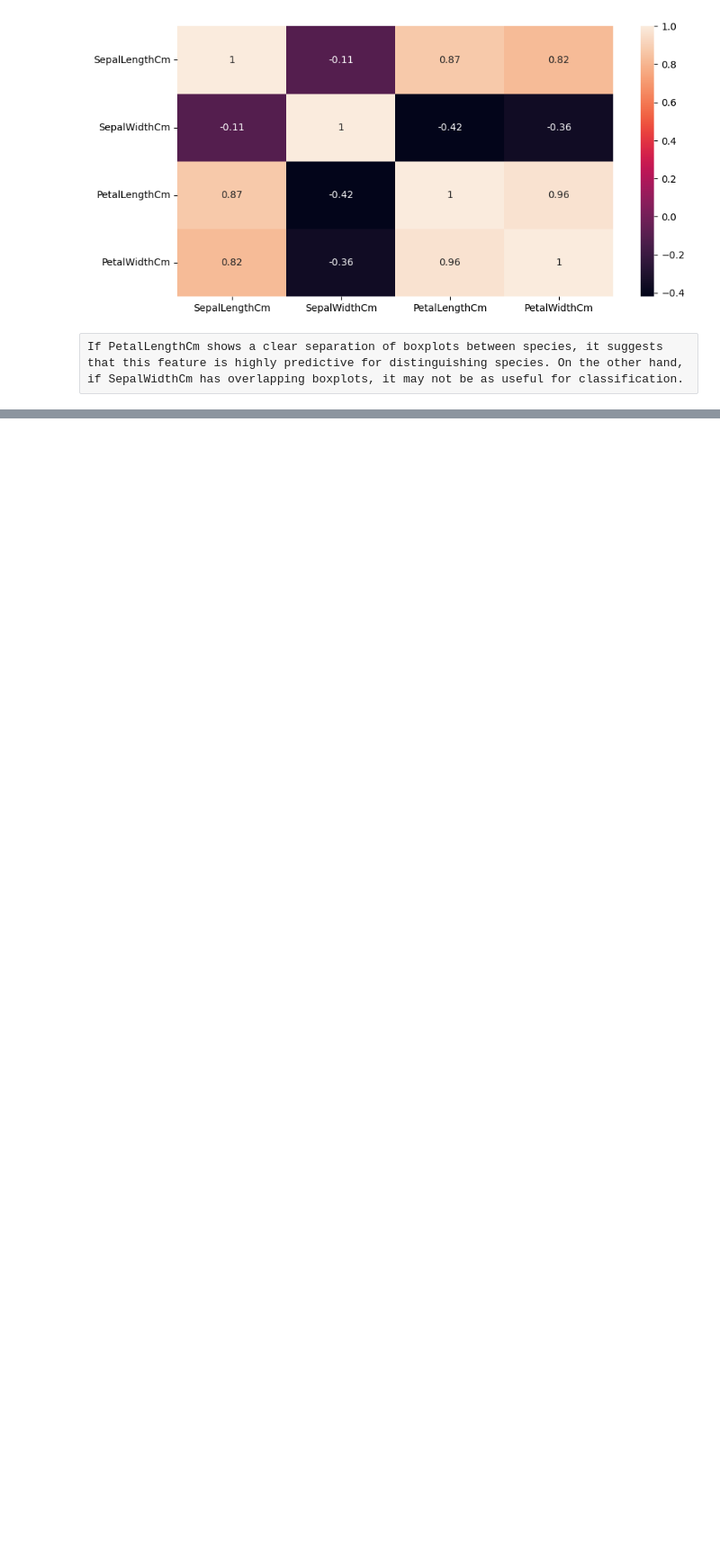
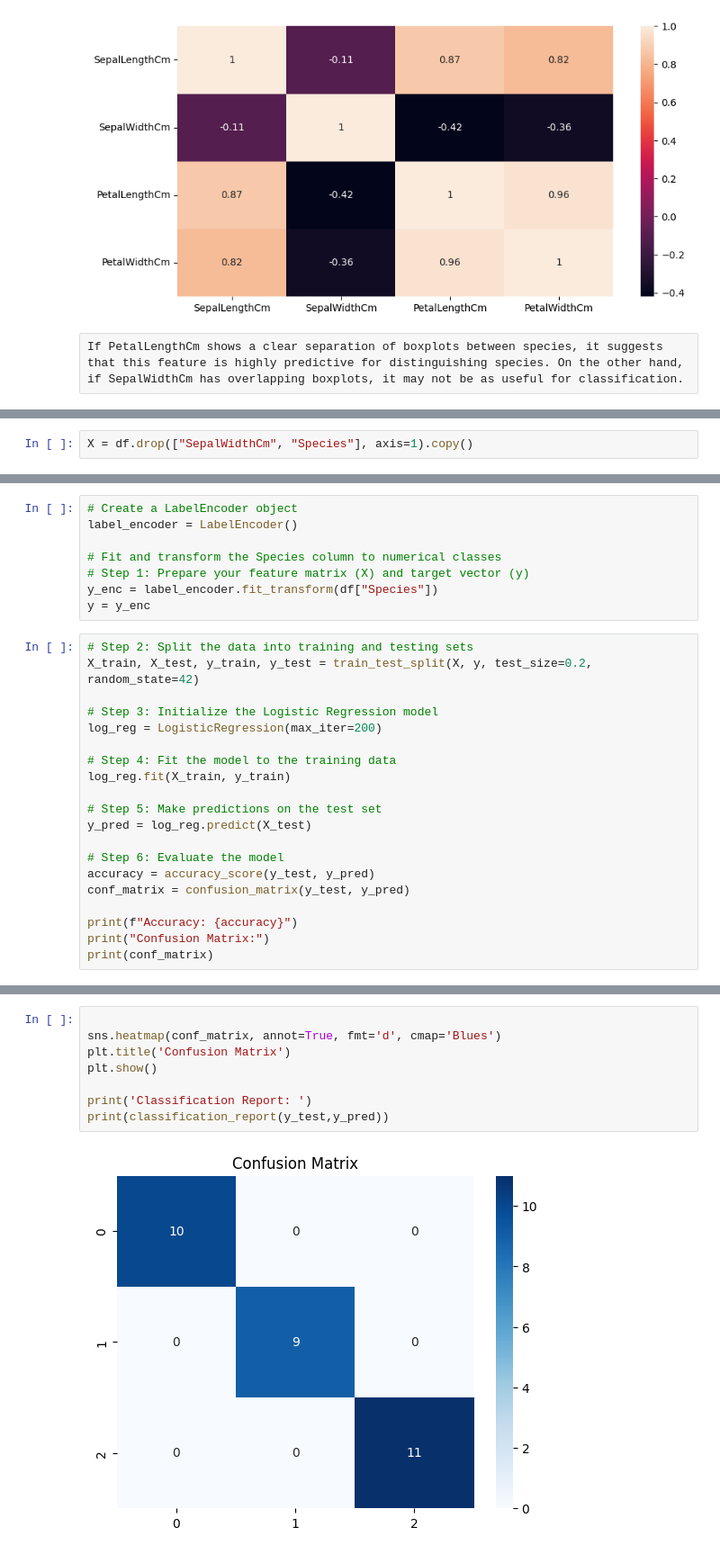
Before and after one commit to Hansil-Chapadiya/DataScience_MachineLearning, a Jupyter notebook: DSAndML/Jupyternotebook/IrisAnalysis.ipynb, the cells around one changed output, grey strips where cells are left out. Shown at 90% size. Saved outputs shown, nothing was run; the diff lists cells and outputs as text; blank space fills up the shorter version.

Commit message:
Model buiding and Training

```diff
--- a/DSAndML/Jupyternotebook/IrisAnalysis.ipynb
+++ b/DSAndML/Jupyternotebook/IrisAnalysis.ipynb
@@ -265,0 +268,2 @@ If PetalLengthCm shows a clear separation of boxplots between species, it sugges
+# %%
+X = df.drop(["SepalWidthCm", "Species"], axis=1).copy()
@@ -265,0 +286,28 @@ If PetalLengthCm shows a clear separation of boxplots between species, it sugges
+# %%
+# Create a LabelEncoder object
+label_encoder = LabelEncoder()
+
+# Fit and transform the Species column to numerical classes
+# Step 1: Prepare your feature matrix (X) and target vector (y)
+y_enc = label_encoder.fit_transform(df["Species"])
+y = y_enc
+# %%
+# Step 2: Split the data into training and testing sets
+X_train, X_test, y_train, y_test = train_test_split(X, y, test_size=0.2, random_state=42)
+
+# Step 3: Initialize the Logistic Regression model
+log_reg = LogisticRegression(max_iter=200)
+
+# Step 4: Fit the model to the training data
+log_reg.fit(X_train, y_train)
+
+# Step 5: Make predictions on the test set
+y_pred = log_reg.predict(X_test)
+
+# Step 6: Evaluate the model
+accuracy = accuracy_score(y_test, y_pred)
+conf_matrix = confusion_matrix(y_test, y_pred)
+
+print(f"Accuracy: {accuracy}")
+print("Confusion Matrix:")
+print(conf_matrix)
@@ -265,0 +320,10 @@ If PetalLengthCm shows a clear separation of boxplots between species, it sugges
+# %%
+
+sns.heatmap(conf_matrix, annot=True, fmt='d', cmap='Blues')
+plt.title('Confusion Matrix')
+plt.show()
+
+print('Classification Report: ')
+print(classification_report(y_test,y_pred))
+# %% [output]
+[figure, added]
```
Also changed, not shown: parts of 6 cells of this notebook.
